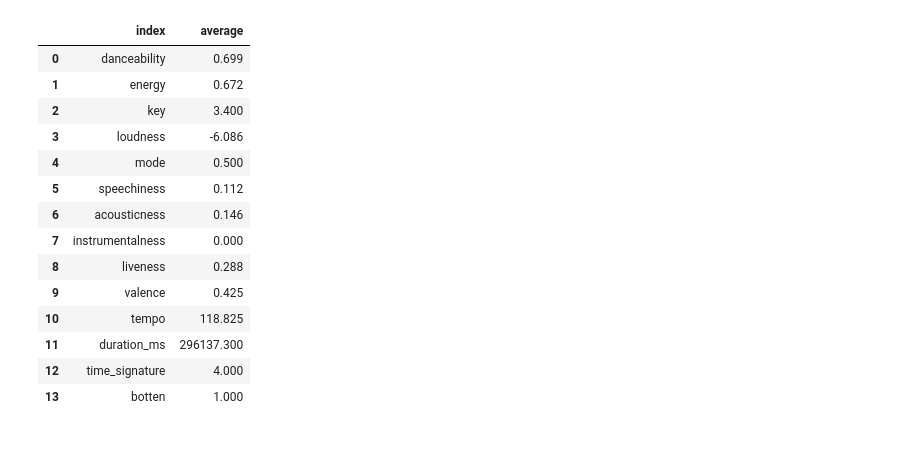
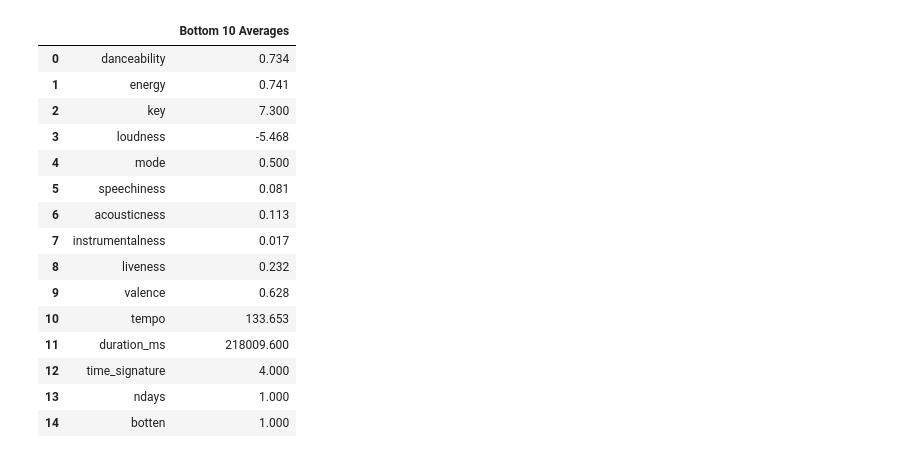
Before and after one commit to chriscc447/orie3120_final, a Jupyter notebook: differences_in_audio.ipynb, the cells around one changed output. Cells and saved outputs as stored; diff of their text form; code cells hidden in the pictures.

```diff
--- a/differences_in_audio.ipynb
+++ b/differences_in_audio.ipynb
@@ -8,6 +10,6 @@ from scipy import stats
 # %%
 df = pd.read_csv("grouped_songs_dataset.csv")
 df=df.dropna()
-df=df.drop(columns=['uri','rank_mean','lowest_rank','rank_median','highest_rank','uri_count','streams_mean','streams_min','streams_median','streams_sum','first_date','last_date'])
+df=df.drop(columns=['uri','rank_mean','lowest_rank','rank_median','highest_rank','streams_mean','streams_min','streams_median','streams_sum','first_date','last_date','streams_max'])
 df['topten']=0.0
 df['botten']=0.0
@@ -14,6 +40,5 @@ df['botten']=0.0
 # %%
-topten = df.sort_values(by=['streams_max'],ascending=False)
-df.loc[df['streams_max']>=4233070.0 ,'topten']= 1.0
+df.loc[df['ndays']>=916.0 ,'topten']= 1.0
 df[df['topten']==1]
 # %% [output]
 |  | artist | title | danceability | energy | key | loudness | mode | speechiness | acousticness | ... |
@@ -30,4 +54,0 @@ df[df['topten']==1]
-# %%
-botten = df.sort_values(by=['streams_max'],ascending=True)
-df.loc[df['streams_max']<=144431.0 ,'botten']= 1.0
-df[df['botten']==1]
@@ -45,0 +70,3 @@ df[df['botten']==1]
+# %%
+df.iloc[df["ndays"].nsmallest(10).index,df.columns.get_loc('botten')]=1
+df[df['botten']==1]
@@ -102,22 +104,23 @@ tenmean
 # %%
-groupbot= df[df['botten']==1].drop(columns=['topten','streams_max'])
+groupbot= df[df['botten']==1].drop(columns=['topten'])
 groupbot.mean().round(3).to_frame()
 botmean= groupbot.mean().round(3).to_frame().reset_index()
-botmean.columns=['index','average']
+botmean.columns=['','Bottom 10 Averages']
 botmean
 # %% [output]
-|  | index | average |
-| 0 | danceability | 0.699 |
-| 1 | energy | 0.672 |
-| 2 | key | 3.400 |
-| 3 | loudness | -6.086 |
+|  |  | Bottom 10 Averages |
+| 0 | danceability | 0.734 |
+| 1 | energy | 0.741 |
+| 2 | key | 7.300 |
+| 3 | loudness | -5.468 |
 | 4 | mode | 0.500 |
-| 5 | speechiness | 0.112 |
-| 6 | acousticness | 0.146 |
-| 7 | instrumentalness | 0.000 |
-| 8 | liveness | 0.288 |
-| 9 | valence | 0.425 |
-| 10 | tempo | 118.825 |
-| 11 | duration_ms | 296137.300 |
+| 5 | speechiness | 0.081 |
+| 6 | acousticness | 0.113 |
+| 7 | instrumentalness | 0.017 |
+| 8 | liveness | 0.232 |
+| 9 | valence | 0.628 |
+| 10 | tempo | 133.653 |
+| 11 | duration_ms | 218009.600 |
 | 12 | time_signature | 4.000 |
-| 13 | botten | 1.000 |
+| 13 | ndays | 1.000 |
+| 14 | botten | 1.000 |
```
Also changed, not shown: parts of 28 cells of this notebook.
